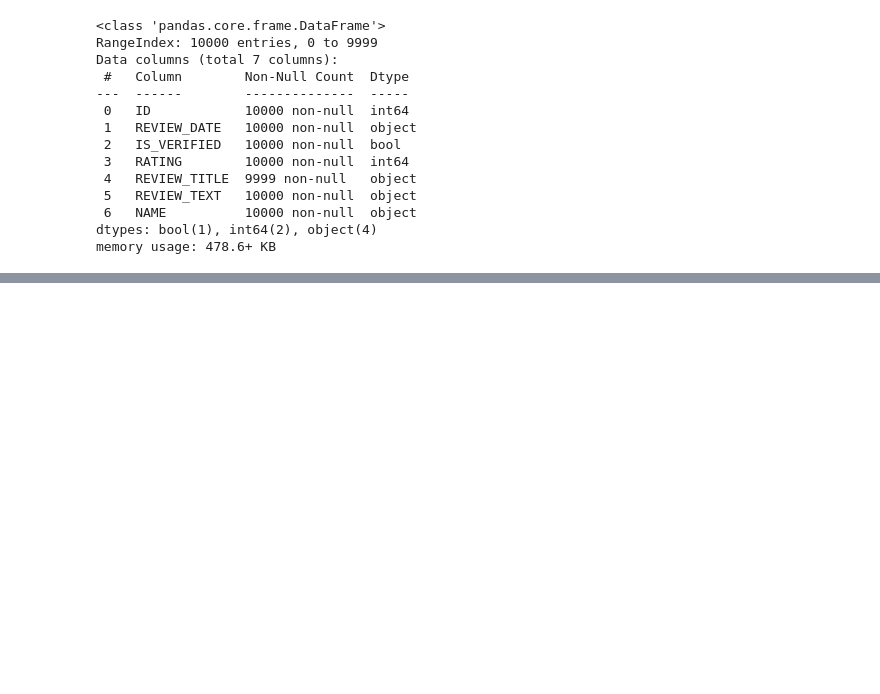
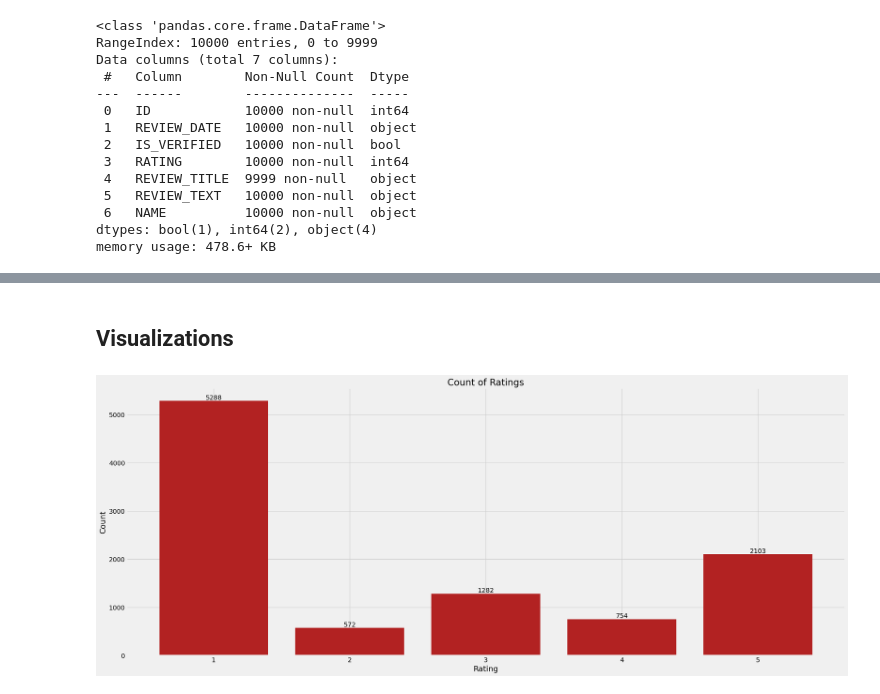
Before and after one commit to cmannnn/customer_reviews, a Jupyter notebook: main.ipynb, the cells around one changed output, grey strips where cells are left out. Drawn from its saved outputs; the diff is of its cells as text; code cells hidden in the pictures; blank space fills up the shorter version.

```diff
--- a/main.ipynb
+++ b/main.ipynb
@@ -55,0 +94,2 @@ dtype: int64
+# %%
+reviews['REVIEW_DATE'] = pd.to_datetime(reviews['REVIEW_DATE'])
@@ -55,0 +98,2 @@ dtype: int64
+# %%
+reviews['ID'] = reviews['ID'].astype(object)
@@ -55,0 +129,25 @@ dtype: int64
+# %% [markdown]
+## Visualizations
+# %%
+plt.style.use('fivethirtyeight')
+fix, ax = plt.subplots(figsize = (25, 10))
+
+ratings = reviews['RATING'].value_counts()
+ind = reviews['RATING'].unique()
+
+plt.bar(ind, ratings, color = 'firebrick', align = 'center')
+
+for p in ax.patches:
+    ax.text(p.get_x() + p.get_width() / 2,
+            p.get_height(),
+            '{:.0f}'.format(p.get_height()),
+            ha='center',
+            va='bottom'
+           )
+
+plt.title('Count of Ratings')
+plt.xlabel('Rating')
+plt.ylabel('Count')
+plt.show()
+# %% [output]
+[figure, added]
```
Also changed, not shown: parts of 22 cells of this notebook.
